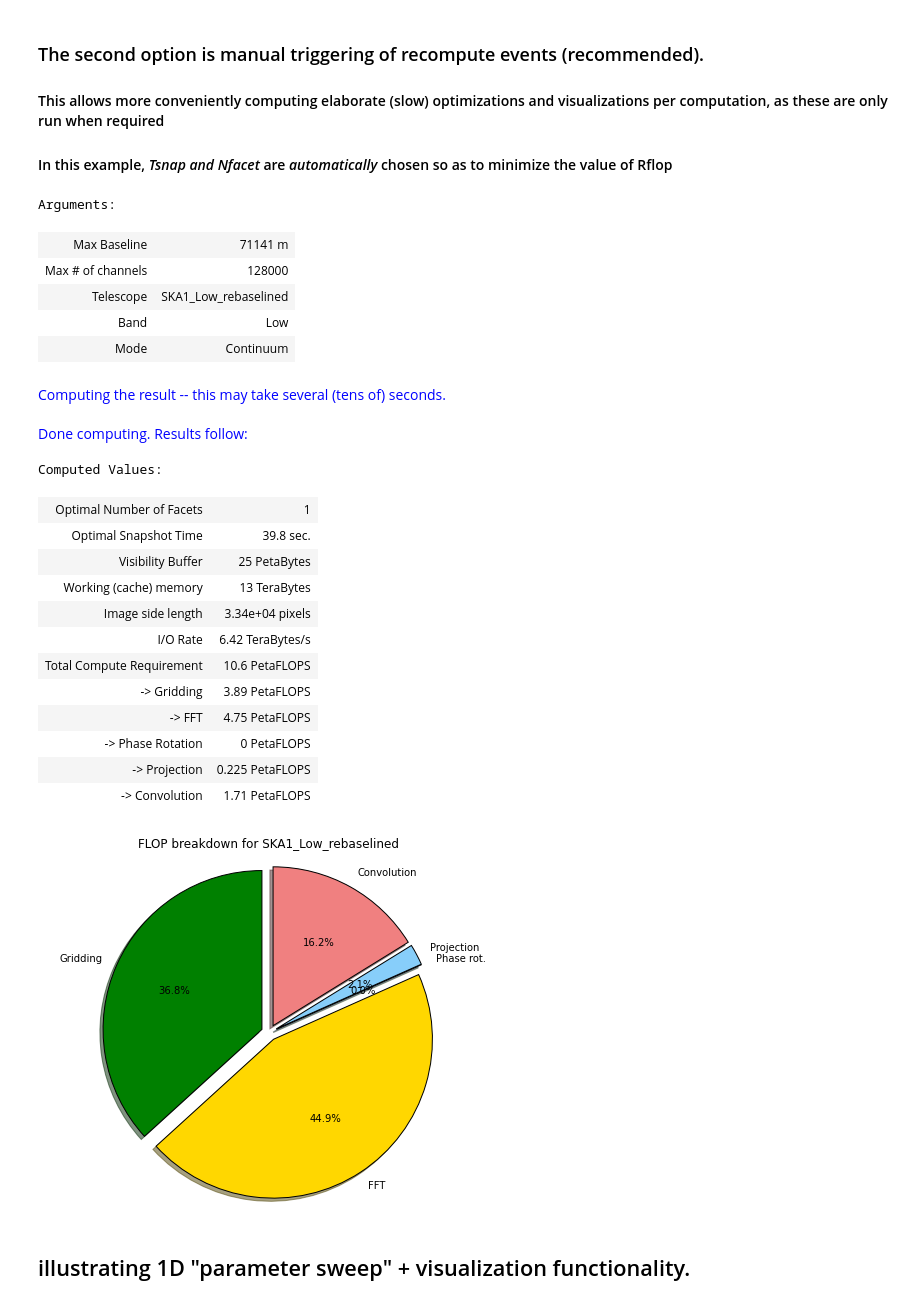
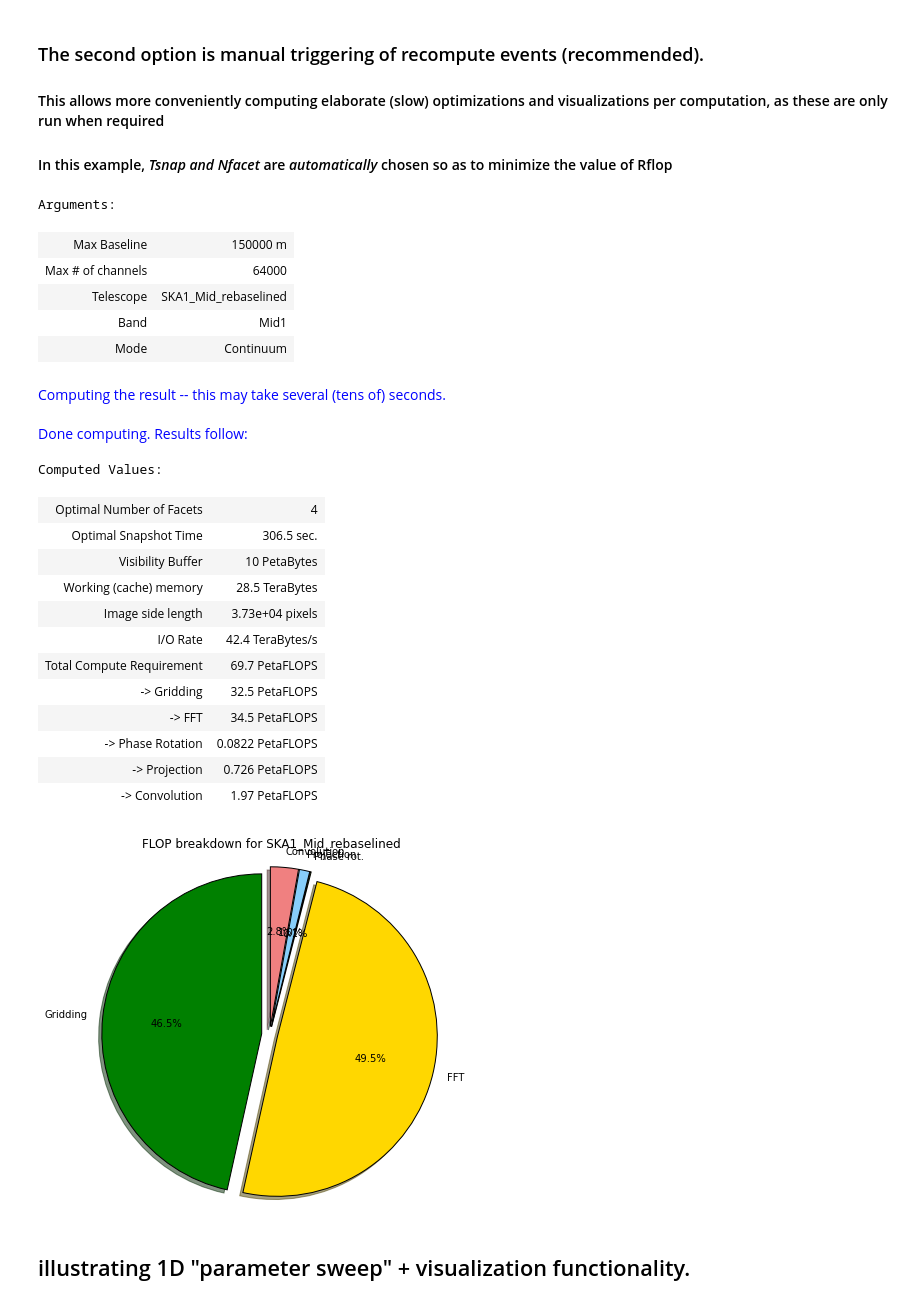
Before and after one commit to top-sim/sdp-par-model, a Jupyter notebook: iPython/SKA1_Imaging_Performance_Model.ipynb, the cells around one changed output. Cells and saved outputs as stored; diff of their text form; code cells hidden in the pictures.

```diff
--- a/iPython/SKA1_Imaging_Performance_Model.ipynb
+++ b/iPython/SKA1_Imaging_Performance_Model.ipynb
@@ -88,31 +88,31 @@ Computed Values:
 #### This allows more conveniently computing elaborate (slow) optimizations and visualizations per computation, as these are only run when required
 #### In this example, *Tsnap and Nfacet* are *automatically* chosen so as to minimize the value of Rflop
 # %%
-interact_manual(iapi.evaluate_telescope_optimized, max_baseline=(10000,200000), Nf_max = (1,256000,1), telescope=available_teles,
+interact_manual(iapi.evaluate_telescope_optimized, max_baseline=(10000,200000,10000), Nf_max = (0,256000,4000), telescope=available_teles,
          band=available_bands, mode=available_modes_all, verbose=verbose_display);
 # %% [output]
 Arguments:
-| Max Baseline | 71141 m |
-| Max # of channels | 128000 |
-| Telescope | SKA1_Low_rebaselined |
-| Band | Low |
+| Max Baseline | 150000 m |
+| Max # of channels | 64000 |
+| Telescope | SKA1_Mid_rebaselined |
+| Band | Mid1 |
 | Mode | Continuum |
 Computing the result -- this may take several (tens of) seconds.
 Done computing. Results follow:
 Computed Values:
-| Optimal Number of Facets | 1 |
-| Optimal Snapshot Time | 39.8 sec. |
-| Visibility Buffer | 25 PetaBytes |
-| Working (cache) memory | 13 TeraBytes |
-| Image side length | 3.34e+04 pixels |
-| I/O Rate | 6.42 TeraBytes/s |
-| Total Compute Requirement | 10.6 PetaFLOPS |
-| -> Gridding | 3.89 PetaFLOPS |
-| -> FFT | 4.75 PetaFLOPS |
-| -> Phase Rotation | 0 PetaFLOPS |
-| -> Projection | 0.225 PetaFLOPS |
-| -> Convolution | 1.71 PetaFLOPS |
+| Optimal Number of Facets | 4 |
+| Optimal Snapshot Time | 306.5 sec. |
+| Visibility Buffer | 10 PetaBytes |
+| Working (cache) memory | 28.5 TeraBytes |
+| Image side length | 3.73e+04 pixels |
+| I/O Rate | 42.4 TeraBytes/s |
+| Total Compute Requirement | 69.7 PetaFLOPS |
+| -> Gridding | 32.5 PetaFLOPS |
+| -> FFT | 34.5 PetaFLOPS |
+| -> Phase Rotation | 0.0822 PetaFLOPS |
+| -> Projection | 0.726 PetaFLOPS |
+| -> Convolution | 1.97 PetaFLOPS |
-[figure, old version]
+[figure, new version]
 # %% [markdown]
 ## illustrating 1D "parameter sweep" + visualization functionality.
 # %%
```
Also changed, not shown: parts of 3 cells of this notebook, 1 other file.
